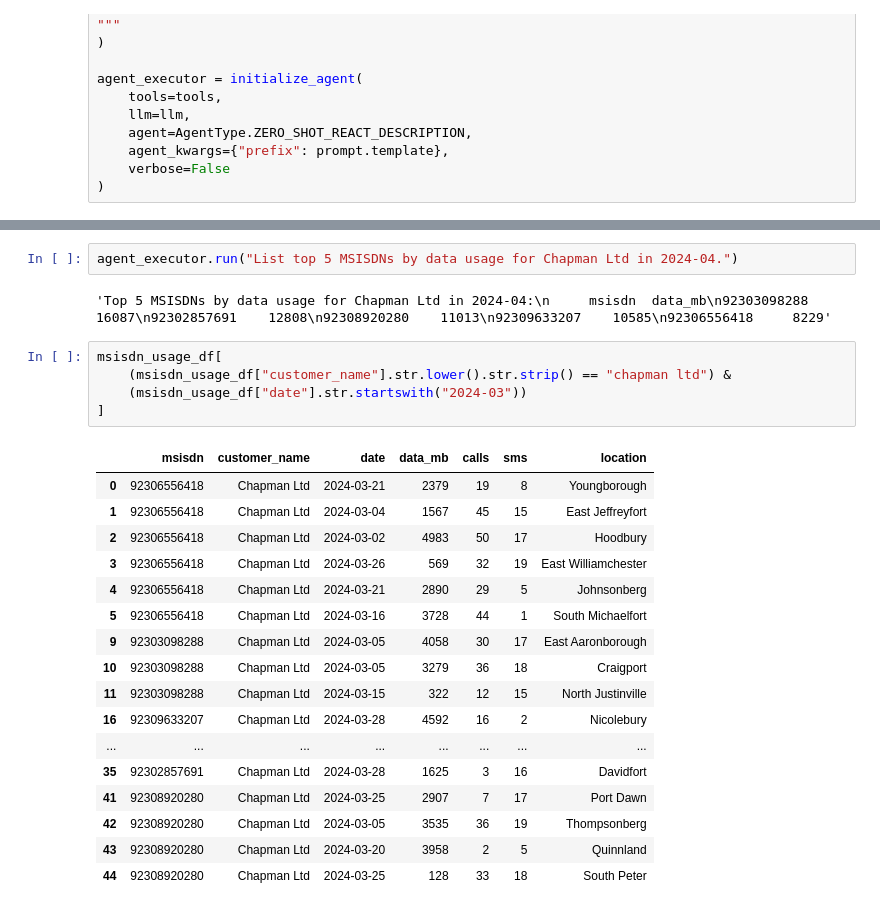
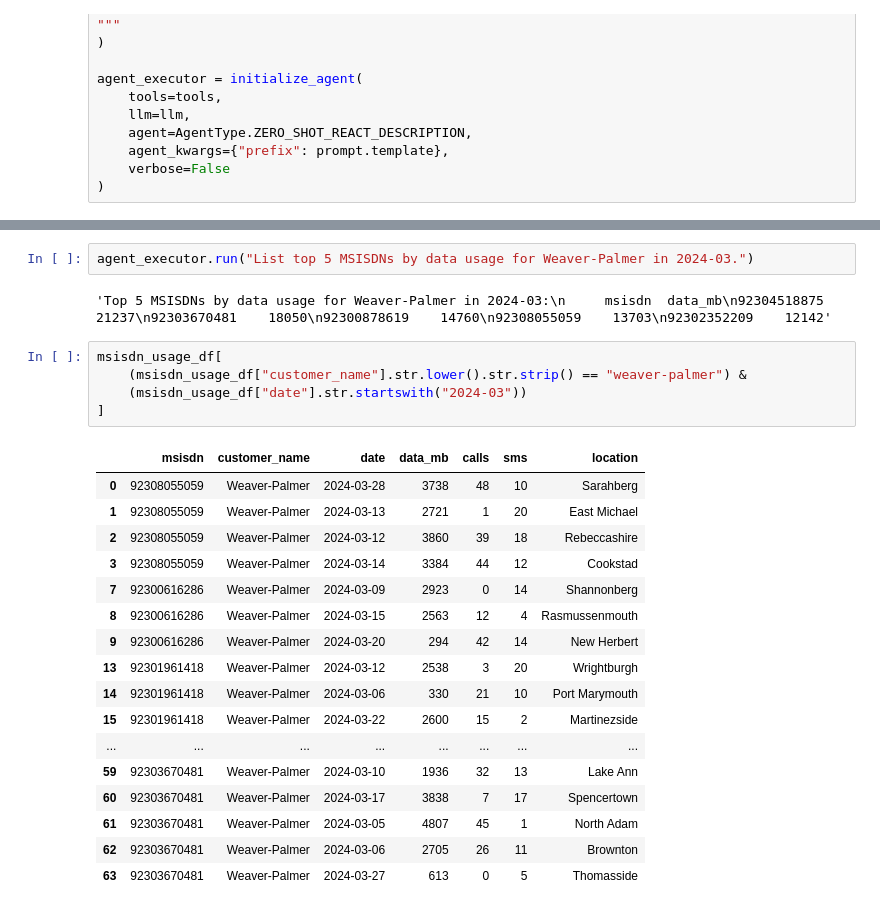
Before and after one commit to hammaduu/LLMs, a Jupyter notebook: InvoiceBot_Pilot_Cleaned.ipynb, the cells around one changed output, grey strips where cells are left out. Cells and saved outputs as stored; diff of their text form.

```diff
--- a/InvoiceBot_Pilot_Cleaned.ipynb
+++ b/InvoiceBot_Pilot_Cleaned.ipynb
@@ -344,27 +322,27 @@ Scott-Ochoa's invoice changed from 96620 in 2024-03 to 108665 in 2024-04 — a c
 # %%
-agent_executor.run("List top 5 MSISDNs by data usage for Chapman Ltd in 2024-04.")
+agent_executor.run("List top 5 MSISDNs by data usage for Weaver-Palmer in 2024-03.")
 # %% [output]
-'Top 5 MSISDNs by data usage for Chapman Ltd in 2024-04:\n     msisdn  data_mb\n92303098288    16087\n92302857691    12808\n92308920280    11013\n92309633207    10585\n92306556418     8229'
+'Top 5 MSISDNs by data usage for Weaver-Palmer in 2024-03:\n     msisdn  data_mb\n92304518875    21237\n92303670481    18050\n92300878619    14760\n92308055059    13703\n92302352209    12142'
 # %%
 msisdn_usage_df[
-    (msisdn_usage_df["customer_name"].str.lower().str.strip() == "chapman ltd") &
+    (msisdn_usage_df["customer_name"].str.lower().str.strip() == "weaver-palmer") &
     (msisdn_usage_df["date"].str.startswith("2024-03"))
 ]
 # %% [output]
 |  | msisdn | customer_name | date | data_mb | calls | sms | location |
-| 0 | 92306556418 | Chapman Ltd | 2024-03-21 | 2379 | 19 | 8 | Youngborough |
-| 1 | 92306556418 | Chapman Ltd | 2024-03-04 | 1567 | 45 | 15 | East Jeffreyfort |
-| 2 | 92306556418 | Chapman Ltd | 2024-03-02 | 4983 | 50 | 17 | Hoodbury |
-| 3 | 92306556418 | Chapman Ltd | 2024-03-26 | 569 | 32 | 19 | East Williamchester |
-| 4 | 92306556418 | Chapman Ltd | 2024-03-21 | 2890 | 29 | 5 | Johnsonberg |
-| 5 | 92306556418 | Chapman Ltd | 2024-03-16 | 3728 | 44 | 1 | South Michaelfort |
-| 9 | 92303098288 | Chapman Ltd | 2024-03-05 | 4058 | 30 | 17 | East Aaronborough |
-| 10 | 92303098288 | Chapman Ltd | 2024-03-05 | 3279 | 36 | 18 | Craigport |
-| 11 | 92303098288 | Chapman Ltd | 2024-03-15 | 322 | 12 | 15 | North Justinville |
-| 16 | 92309633207 | Chapman Ltd | 2024-03-28 | 4592 | 16 | 2 | Nicolebury |
+| 0 | 92308055059 | Weaver-Palmer | 2024-03-28 | 3738 | 48 | 10 | Sarahberg |
+| 1 | 92308055059 | Weaver-Palmer | 2024-03-13 | 2721 | 1 | 20 | East Michael |
+| 2 | 92308055059 | Weaver-Palmer | 2024-03-12 | 3860 | 39 | 18 | Rebeccashire |
+| 3 | 92308055059 | Weaver-Palmer | 2024-03-14 | 3384 | 44 | 12 | Cookstad |
+| 7 | 92300616286 | Weaver-Palmer | 2024-03-09 | 2923 | 0 | 14 | Shannonberg |
+| 8 | 92300616286 | Weaver-Palmer | 2024-03-15 | 2563 | 12 | 4 | Rasmussenmouth |
+| 9 | 92300616286 | Weaver-Palmer | 2024-03-20 | 294 | 42 | 14 | New Herbert |
+| 13 | 92301961418 | Weaver-Palmer | 2024-03-12 | 2538 | 3 | 20 | Wrightburgh |
+| 14 | 92301961418 | Weaver-Palmer | 2024-03-06 | 330 | 21 | 10 | Port Marymouth |
+| 15 | 92301961418 | Weaver-Palmer | 2024-03-22 | 2600 | 15 | 2 | Martinezside |
 | ... | ... | ... | ... | ... | ... | ... | ... |
-| 35 | 92302857691 | Chapman Ltd | 2024-03-28 | 1625 | 3 | 16 | Davidfort |
-| 41 | 92308920280 | Chapman Ltd | 2024-03-25 | 2907 | 7 | 17 | Port Dawn |
-| 42 | 92308920280 | Chapman Ltd | 2024-03-05 | 3535 | 36 | 19 | Thompsonberg |
-| 43 | 92308920280 | Chapman Ltd | 2024-03-20 | 3958 | 2 | 5 | Quinnland |
-| 44 | 92308920280 | Chapman Ltd | 2024-03-25 | 128 | 33 | 18 | South Peter |
+| 59 | 92303670481 | Weaver-Palmer | 2024-03-10 | 1936 | 32 | 13 | Lake Ann |
+| 60 | 92303670481 | Weaver-Palmer | 2024-03-17 | 3838 | 7 | 17 | Spencertown |
+| 61 | 92303670481 | Weaver-Palmer | 2024-03-05 | 4807 | 45 | 1 | North Adam |
+| 62 | 92303670481 | Weaver-Palmer | 2024-03-06 | 2705 | 26 | 11 | Brownton |
+| 63 | 92303670481 | Weaver-Palmer | 2024-03-27 | 613 | 0 | 5 | Thomasside |
```
Also changed, not shown: parts of 5 cells of this notebook.
